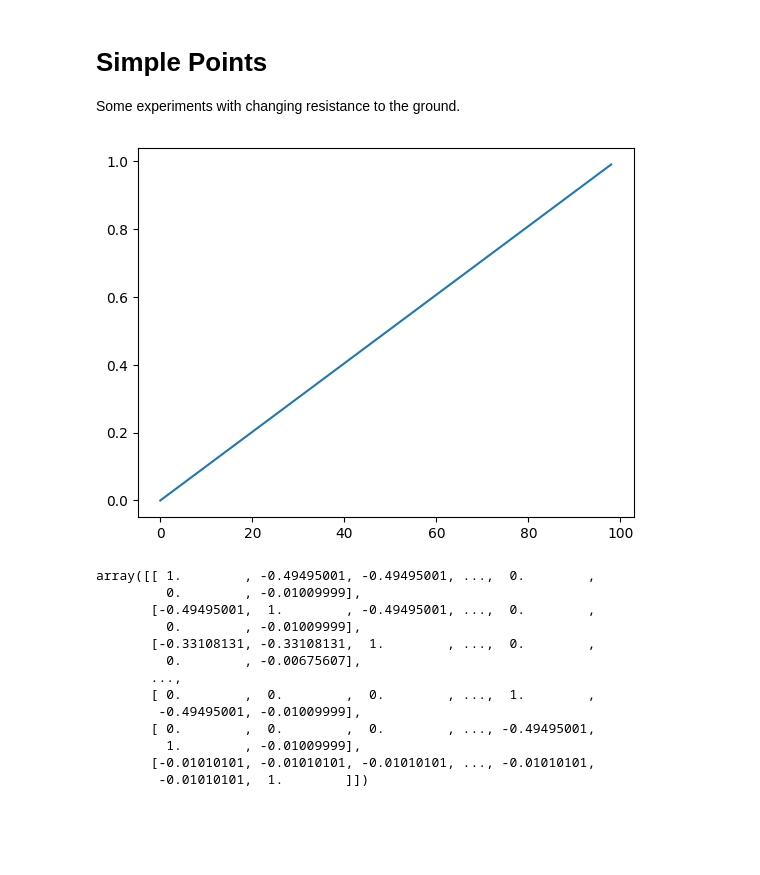
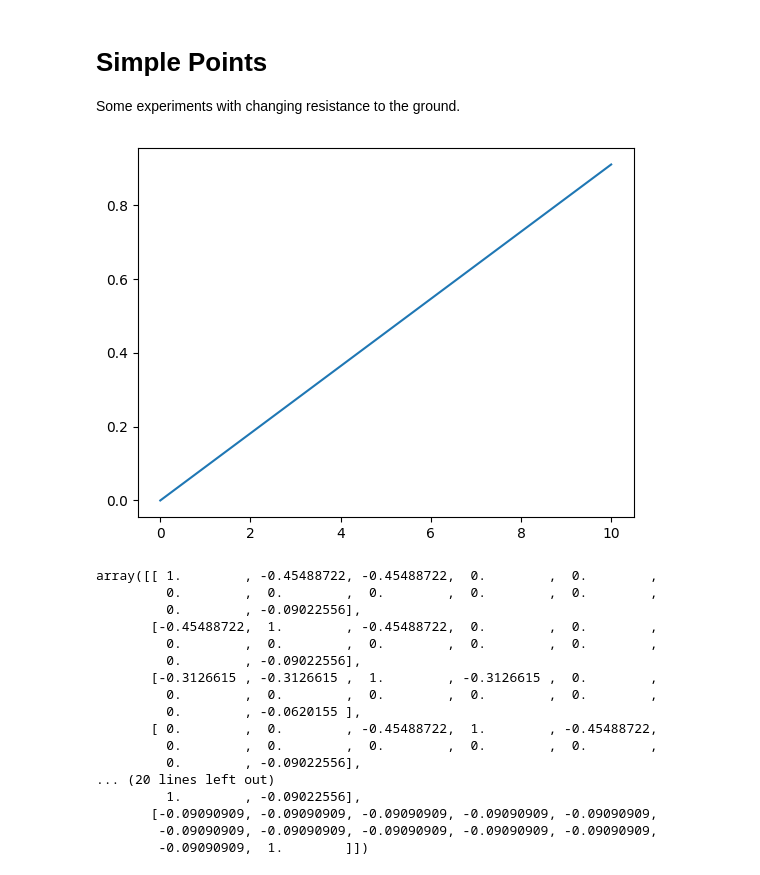
Before and after one commit to IceGawd/VoltageDimentionalReduction, a Jupyter notebook: notebooks/NewCodeTesting.ipynb, the cells around one changed output. Drawn from its saved outputs; the diff is of its cells as text; code cells hidden in the pictures; blank space fills up the shorter version.

```diff
--- a/notebooks/NewCodeTesting.ipynb
+++ b/notebooks/NewCodeTesting.ipynb
@@ -292,29 +293,33 @@ transformed_points.shape= (97, 2)
 
 Some experiments with changing resistance to the ground.
 # %%
-n=99
+n=11
 points = np.array([ [x] for x in np.arange(0,1,1.0/n)])
 simple_set = setofpoints.SetOfPoints(points)
 plt.plot(points);
 # %% [output]
-[figure, old version]
+[figure, new version]
 # %%
 simple_problem = problem.Problem(simple_set, r=1)
 simple_problem.calcResistanceMatrix(k=2, universalGround=True)
 # %% [output]
-array([[ 1.        , -0.49495001, -0.49495001, ...,  0.        ,
-         0.        , -0.01009999],
-       [-0.49495001,  1.        , -0.49495001, ...,  0.        ,
-         0.        , -0.01009999],
-       [-0.33108131, -0.33108131,  1.        , ...,  0.        ,
-         0.        , -0.00675607],
-       ...,
-       [ 0.        ,  0.        ,  0.        , ...,  1.        ,
-        -0.49495001, -0.01009999],
-       [ 0.        ,  0.        ,  0.        , ..., -0.49495001,
-         1.        , -0.01009999],
-       [-0.01010101, -0.01010101, -0.01010101, ..., -0.01010101,
-        -0.01010101,  1.        ]])
+array([[ 1.        , -0.45488722, -0.45488722,  0.        ,  0.        ,
+         0.        ,  0.        ,  0.        ,  0.        ,  0.        ,
+         0.        , -0.09022556],
+       [-0.45488722,  1.        , -0.45488722,  0.        ,  0.        ,
+         0.        ,  0.        ,  0.        ,  0.        ,  0.        ,
+         0.        , -0.09022556],
+       [-0.3126615 , -0.3126615 ,  1.        , -0.3126615 ,  0.        ,
+         0.        ,  0.        ,  0.        ,  0.        ,  0.        ,
+         0.        , -0.0620155 ],
+       [ 0.        ,  0.        , -0.45488722,  1.        , -0.45488722,
+         0.        ,  0.        ,  0.        ,  0.        ,  0.        ,
+         0.        , -0.09022556],
+... (20 lines left out)
+         1.        , -0.09022556],
+       [-0.09090909, -0.09090909, -0.09090909, -0.09090909, -0.09090909,
+        -0.09090909, -0.09090909, -0.09090909, -0.09090909, -0.09090909,
+        -0.09090909,  1.        ]])
 # %%
 def solve(r):
     simple_problem = problem.Problem(simple_set, r=r)
```
Also changed, not shown: parts of 7 cells of this notebook, 3 other files.
